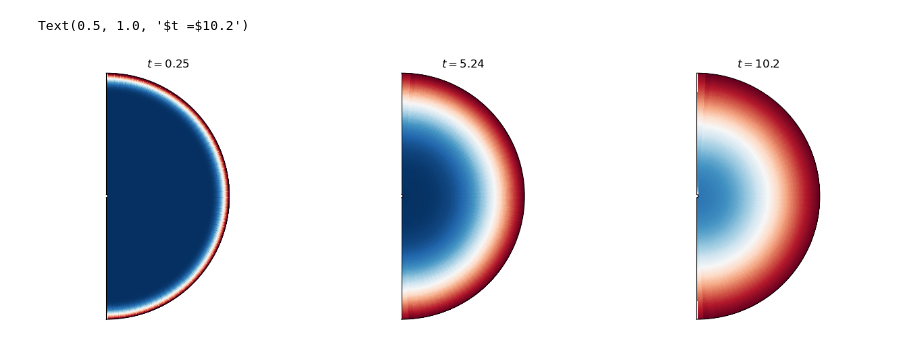
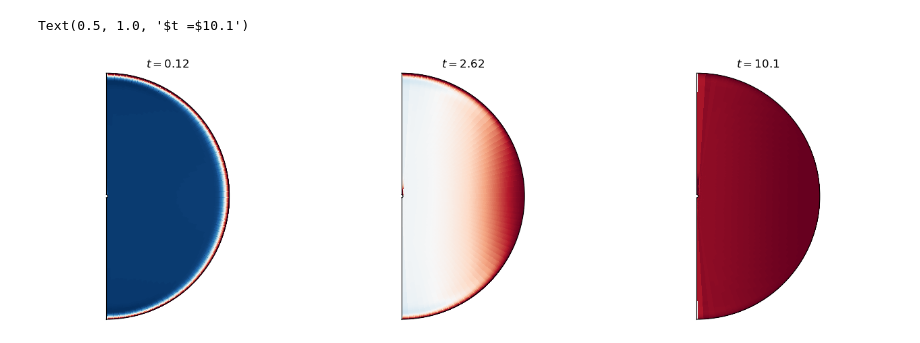
Before and after one commit to Rmc2564/Ekman_vc, a Jupyter notebook: plots.ipynb, the cells around one changed output. Saved outputs shown, nothing was run; the diff lists cells and outputs as text; code cells hidden in the pictures.

```diff
--- a/plots.ipynb
+++ b/plots.ipynb
@@ -231,5 +231,6 @@ Text(0.5, 1.0, '$t =$12.7')
 # %%
 Delta_Omega=0.001
+cmap = 'RdBu_r'
 
 fig,ax = plt.subplots(1,3,figsize=(16,8),subplot_kw={'projection': 'polar'})
 
@@ -240,7 +241,7 @@ time = np.array(data['scales/sim_time'])
 theta = u_n_phi.dims[2][0][:].ravel()
 r = u_n_phi.dims[3][0][:].ravel()
 
-j = 10
+j = 5
 
 u_n_phi = data['tasks']['u_n_phi'][j,-1,:,:]
 
@@ -250,7 +251,7 @@ for i in range(len(r)):
     omega[:,i]=u_n_phi[:,i]/(r[i]*np.sin(theta)[:])
 r_m, theta_m = np.meshgrid(r,theta)
 
-ax[0].pcolormesh(theta_m,r_m,omega,clim=(0,Delta_Omega),cmap='RdBu_r',edgecolors='face')
+ax[0].pcolormesh(theta_m,r_m,omega,clim=(0,Delta_Omega),cmap=cmap,edgecolors='face')
 ax[0].set_theta_zero_location('N')
 ax[0].set_theta_direction(-1)
 ax[0].set_rorigin(0)
@@ -263,7 +264,7 @@ ax[0].set_yticks([])
 ax[0].set_title(r'$t =$'+str(time[j])[:4])
 
 
-dire = './AZ_avg/AZ_avg_s3.h5'
+dire = './AZ_avg/AZ_avg_s2.h5'
 data = h5py.File(dire, mode='r')
 time = np.array(data['scales/sim_time'])
 u_n_phi = data['tasks']['u_n_phi'][j,-1,:,:]
@@ -274,43 +275,43 @@ for i in range(len(r)):
     omega[:,i]=u_n_phi[:,i]/(r[i]*np.sin(theta)[:])
 r_m, theta_m = np.meshgrid(r,theta)
 
-ax[1].pcolormesh(theta_m,r_m,omega,clim=(0,Delta_Omega),cmap='RdBu_r',edgecolors='face')
+ax[1].pcolormesh(theta_m,r_m,omega,clim=(0,Delta_Omega),cmap=cmap,edgecolors='face')
 ax[1].set_theta_zero_location('N')
 ax[1].set_theta_direction(-1)
 ax[1].set_rorigin(0)
 ax[1].set_ylim(r.min(),r.max())
 ax[1].set_thetamin(0)
 ax[1].set_thetamax(180)
 ax[1].grid(False)
 ax[1].set_xticks([])
 ax[1].set_yticks([])
 ax[1].set_title(r'$t =$'+str(time[j])[:4])
 
 dire = './AZ_avg/AZ_avg_s5.h5'
 data = h5py.File(dire, mode='r')
 time = np.array(data['scales/sim_time'])
 u_n_phi = data['tasks']['u_n_phi'][j,-1,:,:]
 
 #Convert v_phi to an Angular velocity
 omega=np.zeros((len(theta),len(r)))
 for i in range(len(r)):
     omega[:,i]=u_n_phi[:,i]/(r[i]*np.sin(theta)[:])
 r_m, theta_m = np.meshgrid(r,theta)
 
-ax[2].pcolormesh(theta_m,r_m,omega,clim=(0,Delta_Omega),cmap='RdBu_r',edgecolors='face')
+ax[2].pcolormesh(theta_m,r_m,omega,clim=(0,Delta_Omega),cmap=cmap,edgecolors='face')
 ax[2].set_theta_zero_location('N')
 ax[2].set_theta_direction(-1)
 ax[2].set_rorigin(0)
 ax[2].set_ylim(r.min(),r.max())
 ax[2].set_thetamin(0)
 ax[2].set_thetamax(180)
 ax[2].grid(False)
 ax[2].set_xticks([])
 ax[2].set_yticks([])
 ax[2].set_title(r'$t =$'+str(time[j])[:4])
 # %% [output]
-Text(0.5, 1.0, '$t =$10.2')
+Text(0.5, 1.0, '$t =$10.1')
-[figure, old version]
+[figure, new version]
 # %%
 dire = './AZ_avg/AZ_avg_s60.h5'
 data = h5py.File(dire, mode='r')
```
Also changed, not shown: parts of 20 cells of this notebook, 5 other files.
